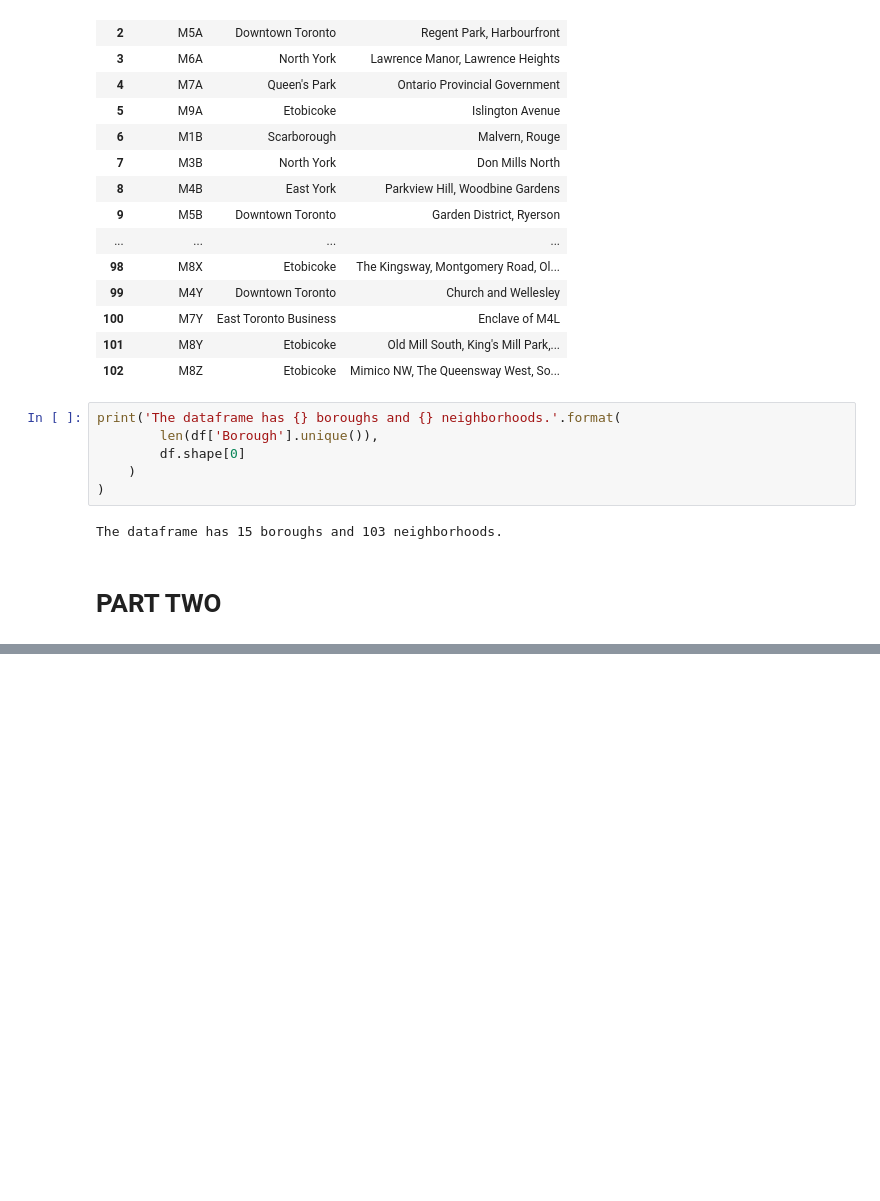
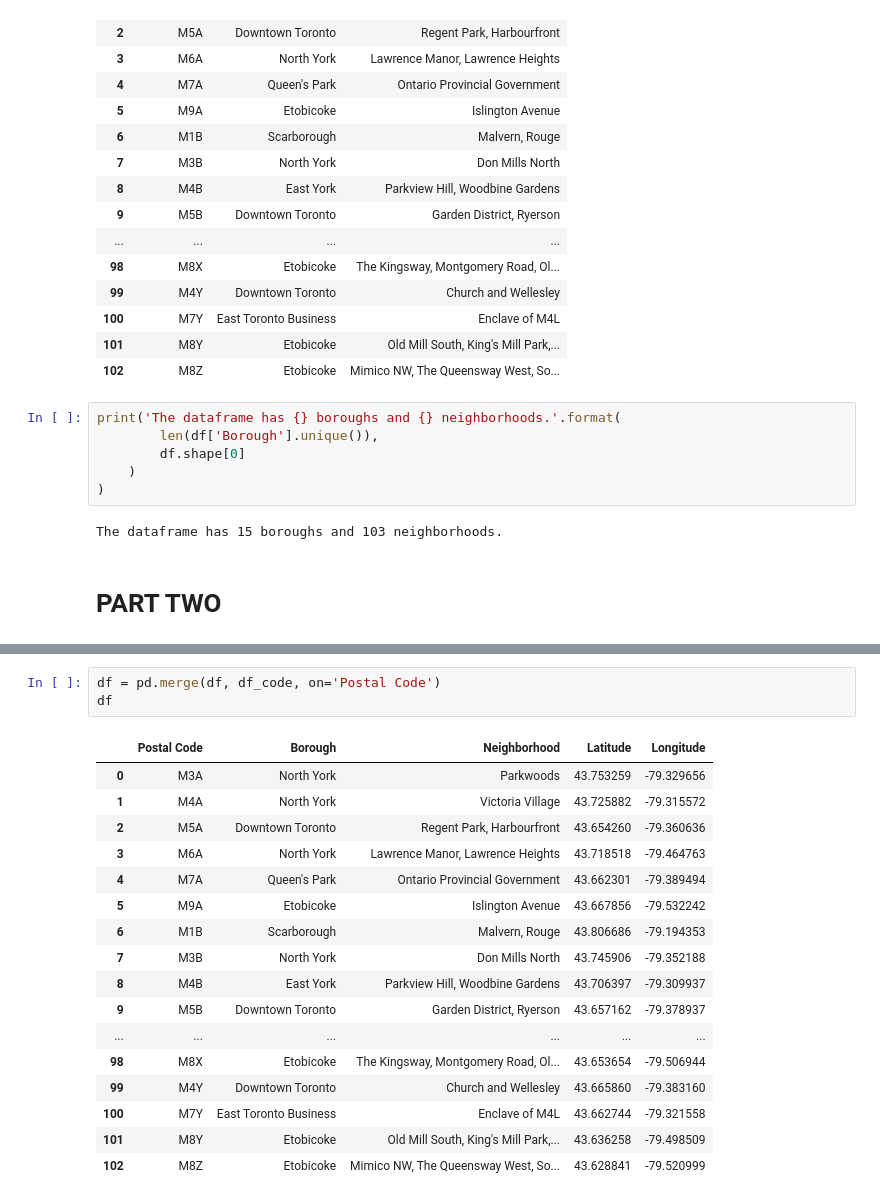
Before and after one commit to Alfchristo/Coursera_Segmenting_Toronto, a Jupyter notebook: Segmenting and Clustering Neighborhoods in Toronto.ipynb, the cells around one changed output, grey strips where cells are left out. Cells and saved outputs as stored; diff of their text form; blank space fills up the shorter version.

```diff
--- a/Segmenting and Clustering Neighborhoods in Toronto.ipynb
+++ b/Segmenting and Clustering Neighborhoods in Toronto.ipynb
@@ -98,0 +108,21 @@ The dataframe has 15 boroughs and 103 neighborhoods.
+# %%
+df = pd.merge(df, df_code, on='Postal Code')
+df
+# %% [output]
+|  | Postal Code | Borough | Neighborhood | Latitude | Longitude |
+| 0 | M3A | North York | Parkwoods | 43.753259 | -79.329656 |
+| 1 | M4A | North York | Victoria Village | 43.725882 | -79.315572 |
+| 2 | M5A | Downtown Toronto | Regent Park, Harbourfront | 43.654260 | -79.360636 |
+| 3 | M6A | North York | Lawrence Manor, Lawrence Heights | 43.718518 | -79.464763 |
+| 4 | M7A | Queen's Park | Ontario Provincial Government | 43.662301 | -79.389494 |
+| 5 | M9A | Etobicoke | Islington Avenue | 43.667856 | -79.532242 |
+| 6 | M1B | Scarborough | Malvern, Rouge | 43.806686 | -79.194353 |
+| 7 | M3B | North York | Don Mills North | 43.745906 | -79.352188 |
+| 8 | M4B | East York | Parkview Hill, Woodbine Gardens | 43.706397 | -79.309937 |
+| 9 | M5B | Downtown Toronto | Garden District, Ryerson | 43.657162 | -79.378937 |
+| ... | ... | ... | ... | ... | ... |
+| 98 | M8X | Etobicoke | The Kingsway, Montgomery Road, Ol... | 43.653654 | -79.506944 |
+| 99 | M4Y | Downtown Toronto | Church and Wellesley | 43.665860 | -79.383160 |
+| 100 | M7Y | East Toronto Business | Enclave of M4L | 43.662744 | -79.321558 |
+| 101 | M8Y | Etobicoke | Old Mill South, King's Mill Park,... | 43.636258 | -79.498509 |
+| 102 | M8Z | Etobicoke | Mimico NW, The Queensway West, So... | 43.628841 | -79.520999 |
```
Also changed, not shown: parts of 1 cell of this notebook.
